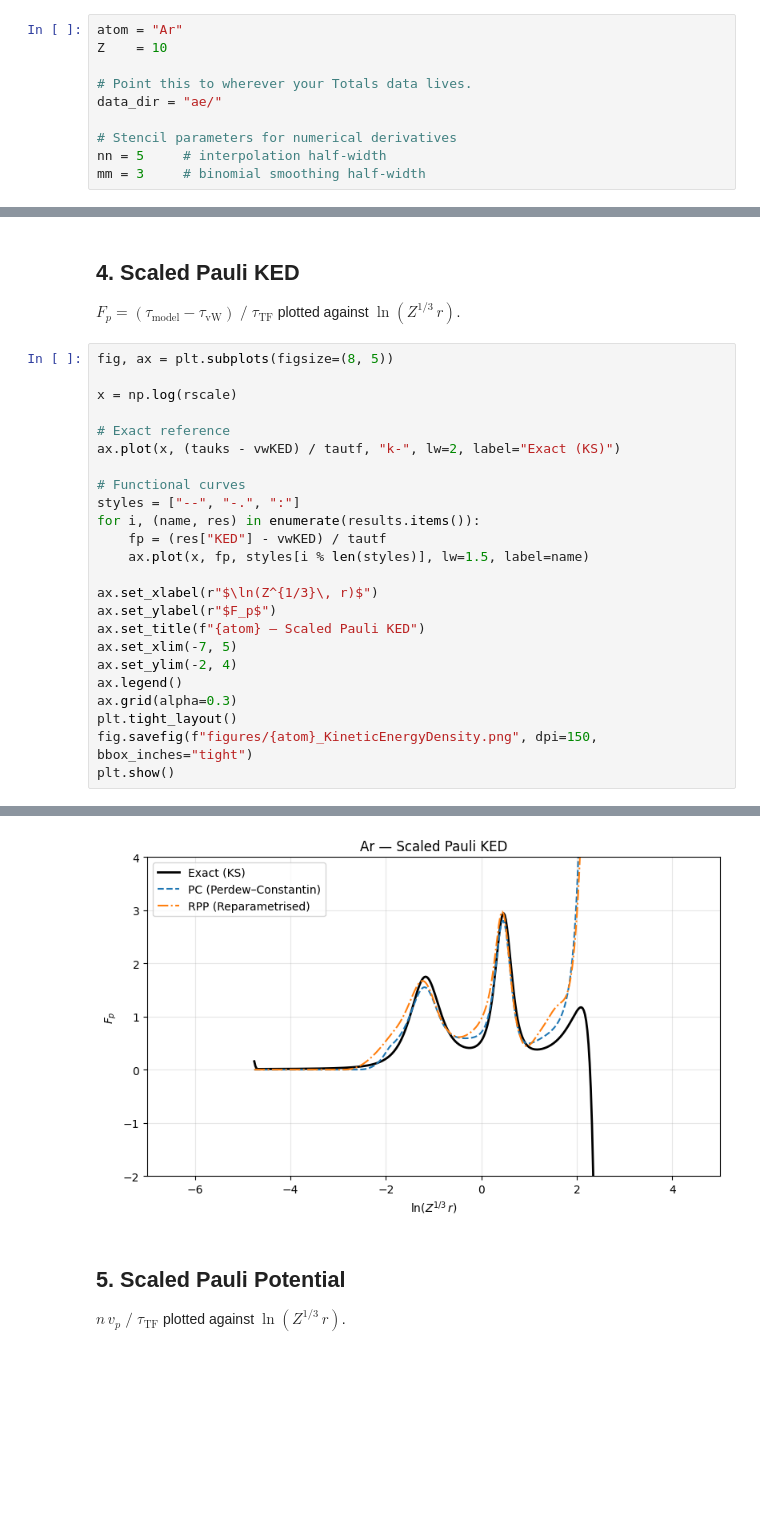
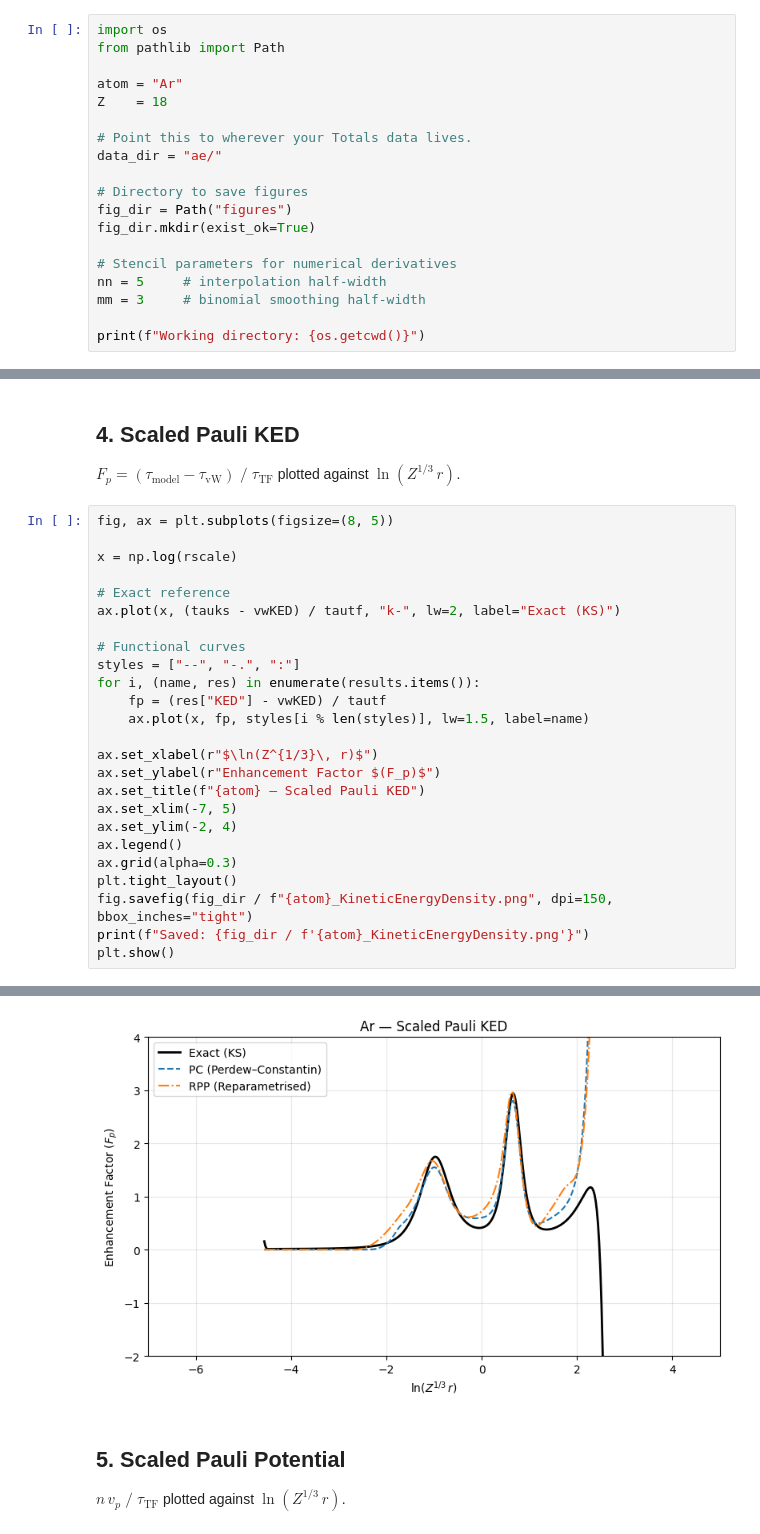
Before and after one commit to BISHALlotr/pauli-ked-potential, a Jupyter notebook: examples/demo.ipynb, the cells around one changed output, grey strips where cells are left out. Cells and saved outputs as stored; diff of their text form; blank space fills up the shorter version.

Commit message:
Add Ar KED and Pauli potential figures

```diff
--- a/examples/demo.ipynb
+++ b/examples/demo.ipynb
@@ -68,12 +68,21 @@ from pauliked import (
 Set the atom name, atomic number, and the path to the directory that
 contains your `ae_totals_<atom>.dat` file.
 # %%
+import os
+from pathlib import Path
+
 atom = "Ar"
-Z    = 10
+Z    = 18
 
 # Point this to wherever your Totals data lives.
 data_dir = "ae/"
 
+# Directory to save figures
+fig_dir = Path("figures")
+fig_dir.mkdir(exist_ok=True)
+
 # Stencil parameters for numerical derivatives
 nn = 5     # interpolation half-width
 mm = 3     # binomial smoothing half-width
+
+print(f"Working directory: {os.getcwd()}")
@@ -141,13 +152,14 @@ for i, (name, res) in enumerate(results.items()):
     ax.plot(x, fp, styles[i % len(styles)], lw=1.5, label=name)
 
 ax.set_xlabel(r"$\ln(Z^{1/3}\, r)$")
-ax.set_ylabel(r"$F_p$")
+ax.set_ylabel(r"Enhancement Factor $(F_p)$")
 ax.set_title(f"{atom} — Scaled Pauli KED")
 ax.set_xlim(-7, 5)
 ax.set_ylim(-2, 4)
 ax.legend()
 ax.grid(alpha=0.3)
 plt.tight_layout()
-fig.savefig(f"figures/{atom}_KineticEnergyDensity.png", dpi=150, bbox_inches="tight")
+fig.savefig(fig_dir / f"{atom}_KineticEnergyDensity.png", dpi=150, bbox_inches="tight")
+print(f"Saved: {fig_dir / f'{atom}_KineticEnergyDensity.png'}")
 plt.show()
 # %% [output]
@@ -154,4 +167,4 @@ plt.show()
-[figure, old version]
+[figure, new version]
 # %% [markdown]
 ## 5. Scaled Pauli Potential
 
```
Also changed, not shown: parts of 4 cells of this notebook, 2 other files.
